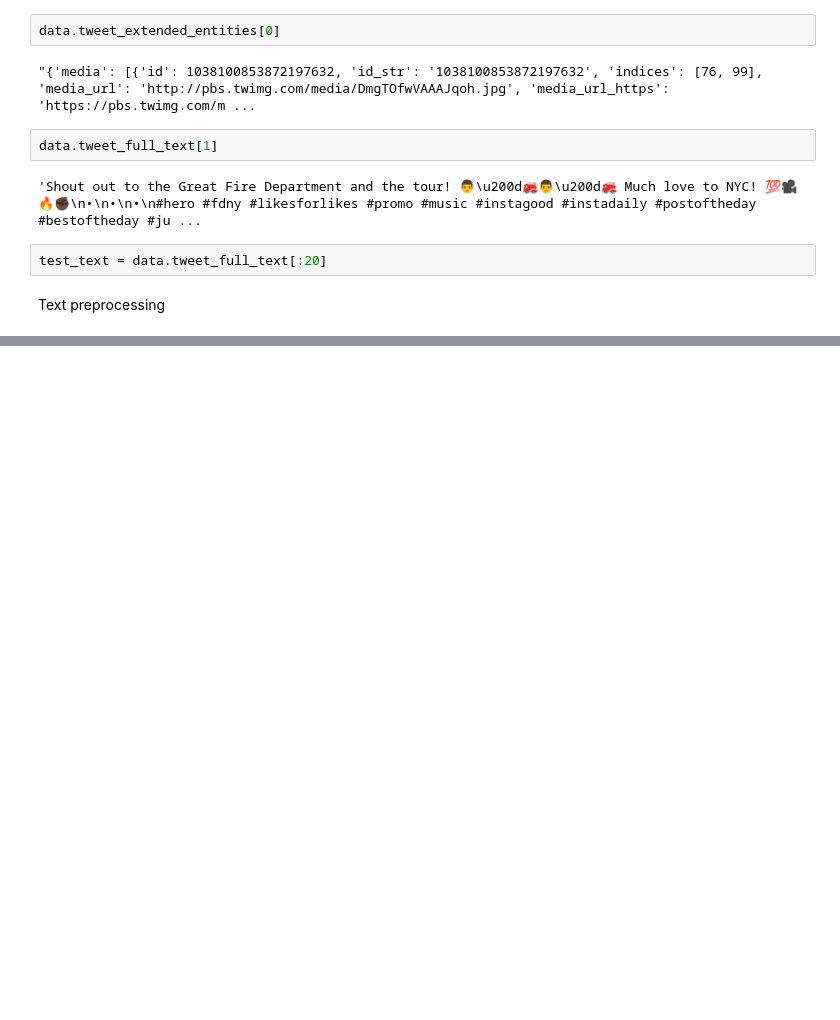
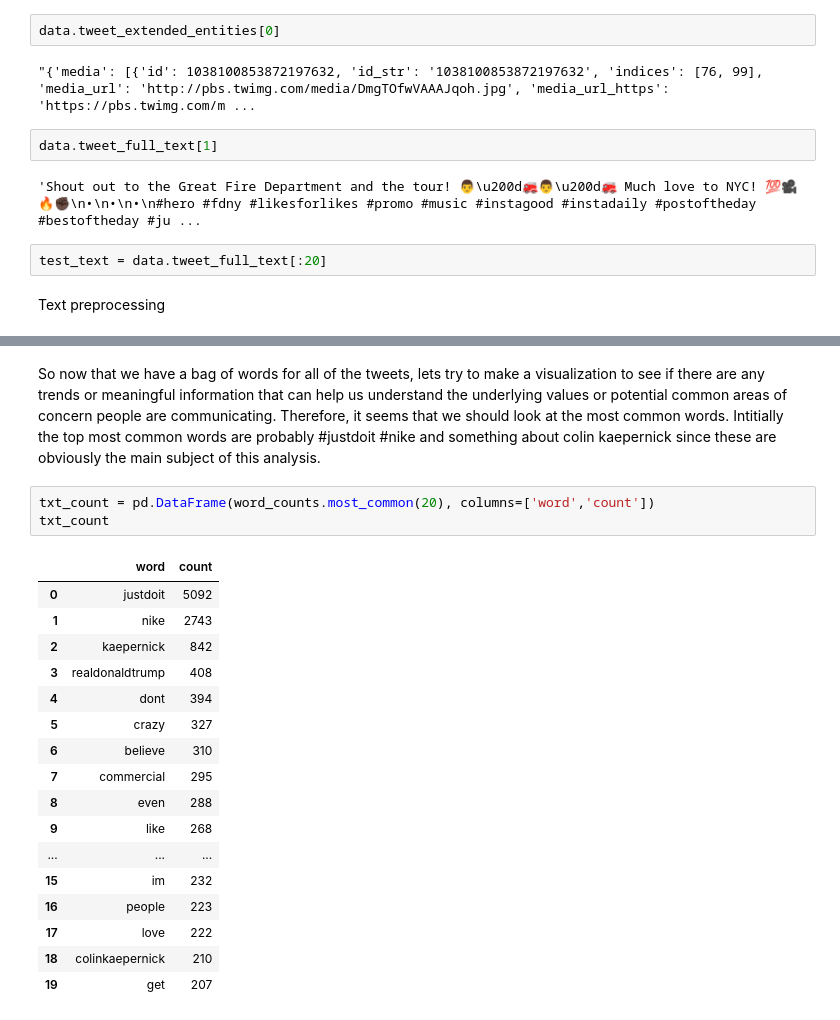
Before and after one commit to naivelogic/NFL-smarter-football, a Jupyter notebook: (dev) Tweeter Analysis on Nike's Kaepernick Endorsement.ipynb, the cells around one changed output, grey strips where cells are left out. Saved outputs shown, nothing was run; the diff lists cells and outputs as text; blank space fills up the shorter version.

```diff
--- a/(dev) Tweeter Analysis on Nike's Kaepernick Endorsement.ipynb
+++ b/(dev) Tweeter Analysis on Nike's Kaepernick Endorsement.ipynb
@@ -127,0 +166,23 @@ txt[19]
+# %% [markdown]
+So now that we have a bag of words for all of the tweets, lets try to make a visualization to see if there are any trends or meaningful information that can help us understand the underlying values or potential common areas of concern people are communicating. Therefore, it seems that we should look at the most common words. Intitially the top most common words are probably #justdoit #nike and something about colin kaepernick since these are obviously the main subject of this analysis.
+# %%
+txt_count = pd.DataFrame(word_counts.most_common(20), columns=['word','count'])
+txt_count
+# %% [output]
+|  | word | count |
+| 0 | justdoit | 5092 |
+| 1 | nike | 2743 |
+| 2 | kaepernick | 842 |
+| 3 | realdonaldtrump | 408 |
+| 4 | dont | 394 |
+| 5 | crazy | 327 |
+| 6 | believe | 310 |
+| 7 | commercial | 295 |
+| 8 | even | 288 |
+| 9 | like | 268 |
+| ... | ... | ... |
+| 15 | im | 232 |
+| 16 | people | 223 |
+| 17 | love | 222 |
+| 18 | colinkaepernick | 210 |
+| 19 | get | 207 |
```
Also changed, not shown: parts of 14 cells of this notebook.
